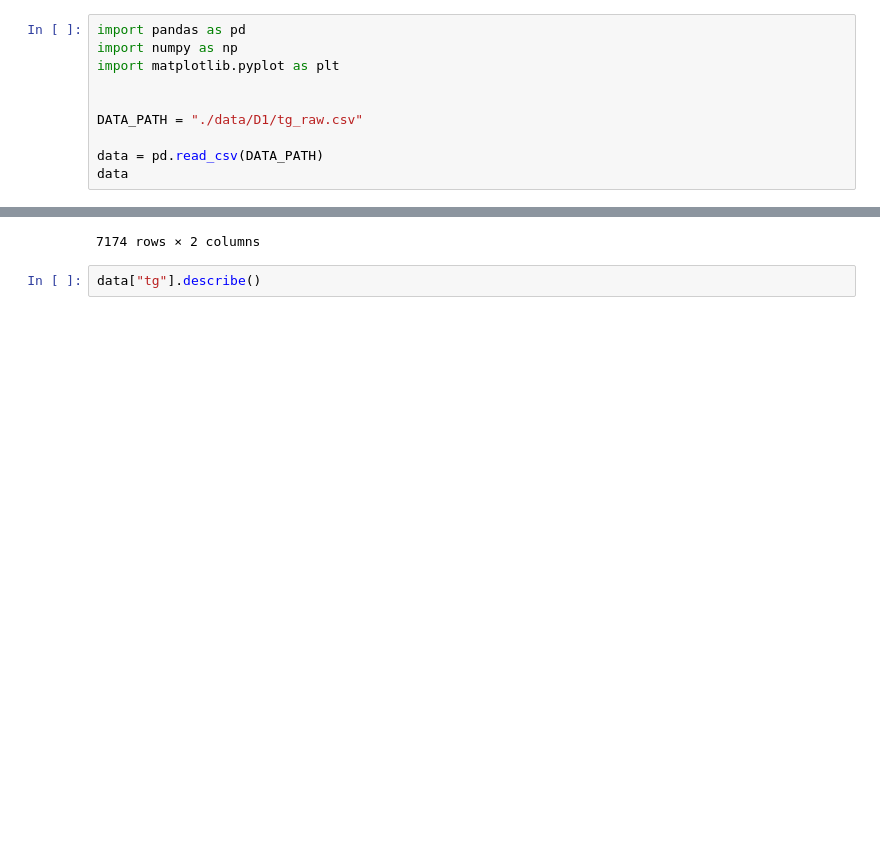
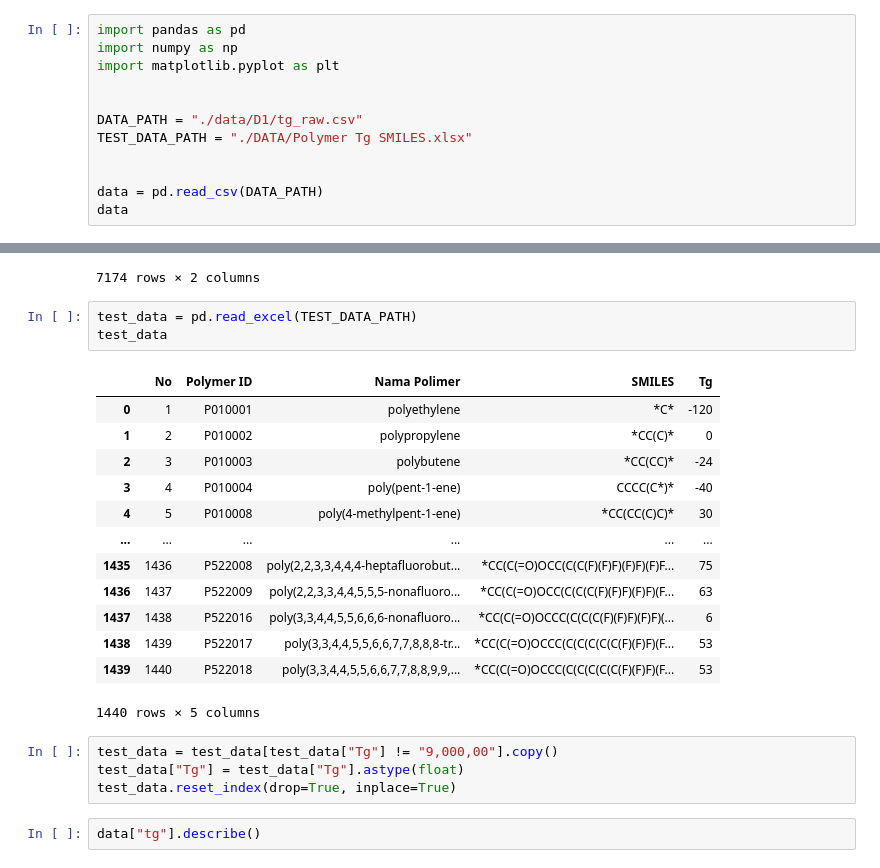
Before and after one commit to ibrahimberb/PiNO_2025, a Jupyter notebook: mdpi_polimers_AB2.ipynb, the cells around one changed output, grey strips where cells are left out. Saved outputs shown, nothing was run; the diff lists cells and outputs as text; blank space fills up the shorter version.

```diff
--- a/mdpi_polimers_B4.ipynb
+++ b/mdpi_polimers_AB2.ipynb
@@ -5,6 +5,8 @@ import matplotlib.pyplot as plt
 
 
 DATA_PATH = "./data/D1/tg_raw.csv"
+TEST_DATA_PATH = "./DATA/Polymer Tg SMILES.xlsx"
+
 
 data = pd.read_csv(DATA_PATH)
 data
@@ -22,6 +24,27 @@ data
 | 7172 | *CC(F)(F)C1(F)CC(C(O)(C(F)(F)F)C(... | 118.0 |
 | 7173 | *CC(*)(F)C(=O)OCC(Cl)(Cl)Cl | 127.0 |
 7174 rows × 2 columns
+# %%
+test_data = pd.read_excel(TEST_DATA_PATH)
+test_data
+# %% [output]
+|  | No | Polymer ID | Nama Polimer | SMILES | Tg |
+| 0 | 1 | P010001 | polyethylene | *C* | -120 |
+| 1 | 2 | P010002 | polypropylene | *CC(C)* | 0 |
+| 2 | 3 | P010003 | polybutene | *CC(CC)* | -24 |
+| 3 | 4 | P010004 | poly(pent-1-ene) | CCCC(C*)* | -40 |
+| 4 | 5 | P010008 | poly(4-methylpent-1-ene) | *CC(CC(C)C)* | 30 |
+| ... | ... | ... | ... | ... | ... |
+| 1435 | 1436 | P522008 | poly(2,2,3,3,4,4,4-heptafluorobut... | *CC(C(=O)OCC(C(C(F)(F)F)(F)F)(F)F... | 75 |
+| 1436 | 1437 | P522009 | poly(2,2,3,3,4,4,5,5,5-nonafluoro... | *CC(C(=O)OCC(C(C(C(F)(F)F)(F)F)(F... | 63 |
+| 1437 | 1438 | P522016 | poly(3,3,4,4,5,5,6,6,6-nonafluoro... | *CC(C(=O)OCCC(C(C(C(F)(F)F)(F)F)(... | 6 |
+| 1438 | 1439 | P522017 | poly(3,3,4,4,5,5,6,6,7,7,8,8,8-tr... | *CC(C(=O)OCCC(C(C(C(C(C(F)(F)F)(F... | 53 |
+| 1439 | 1440 | P522018 | poly(3,3,4,4,5,5,6,6,7,7,8,8,9,9,... | *CC(C(=O)OCCC(C(C(C(C(C(F)(F)F)(F... | 53 |
+1440 rows × 5 columns
+# %%
+test_data = test_data[test_data["Tg"] != "9,000,00"].copy()
+test_data["Tg"] = test_data["Tg"].astype(float)
+test_data.reset_index(drop=True, inplace=True)
 # %%
 data["tg"].describe()
 # %% [output]
```
Also changed, not shown: parts of 18 cells of this notebook, 8 other files.
